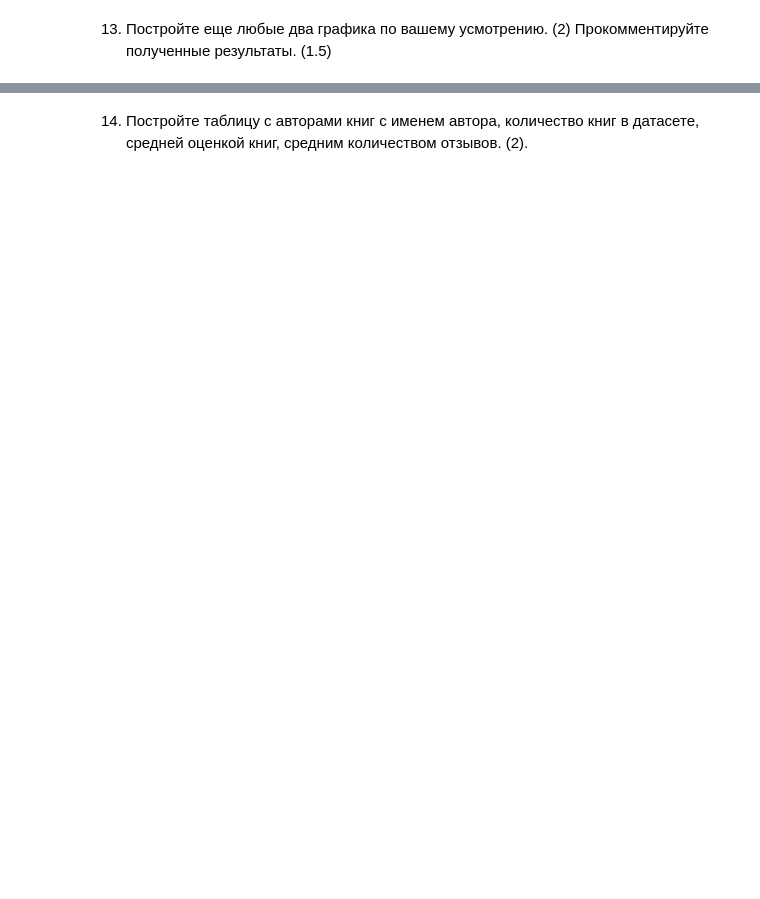
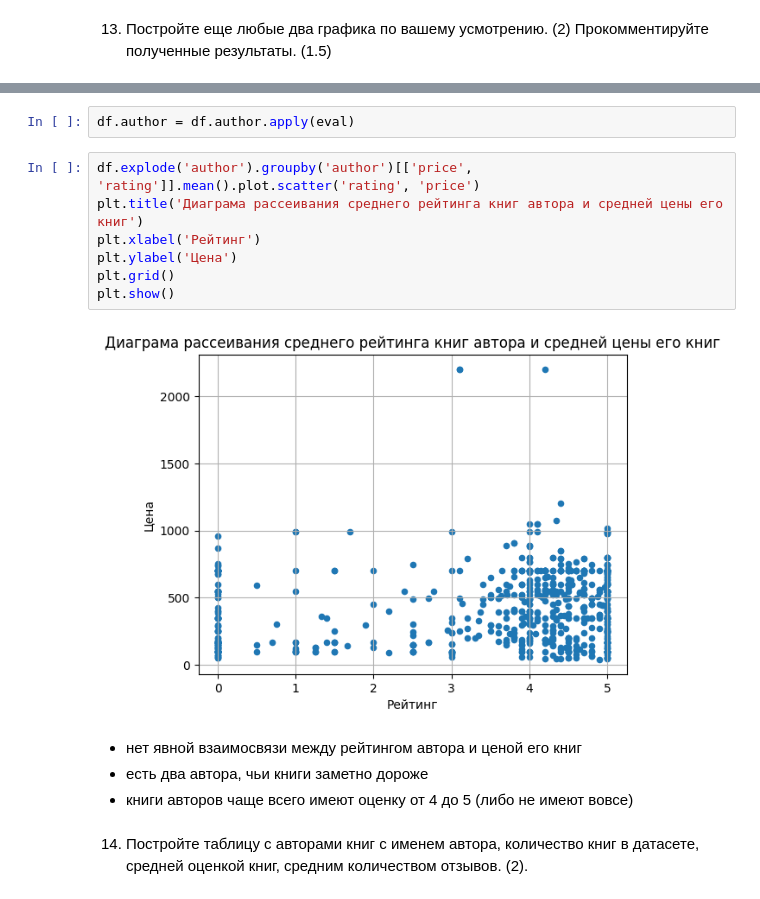
Before and after one commit to lanya-dorkin/python_entry_hse, a Jupyter notebook: eda.ipynb, the cells around one changed output, grey strips where cells are left out. Drawn from its saved outputs; the diff is of its cells as text; blank space fills up the shorter version.

```diff
--- a/eda.ipynb
+++ b/eda.ipynb
@@ -180,2 +199,17 @@ plt.show()
+# %%
+df.author = df.author.apply(eval)
+# %%
+df.explode('author').groupby('author')[['price', 'rating']].mean().plot.scatter('rating', 'price')
+plt.title('Диаграма рассеивания среднего рейтинга книг автора и средней цены его книг')
+plt.xlabel('Рейтинг')
+plt.ylabel('Цена')
+plt.grid()
+plt.show()
+# %% [output]
+[figure, added]
+# %% [markdown]
+- нет явной взаимосвязи между рейтингом автора и ценой его книг
+- есть два автора, чьи книги заметно дороже
+- книги авторов чаще всего имеют оценку от 4 до 5 (либо не имеют вовсе)
 # %% [markdown]
 14. Постройте таблицу с авторами книг с именем автора, количество книг в датасете, средней оценкой книг, средним количеством отзывов. (2).
```
Also changed, not shown: parts of 19 cells of this notebook, 2 other files.
